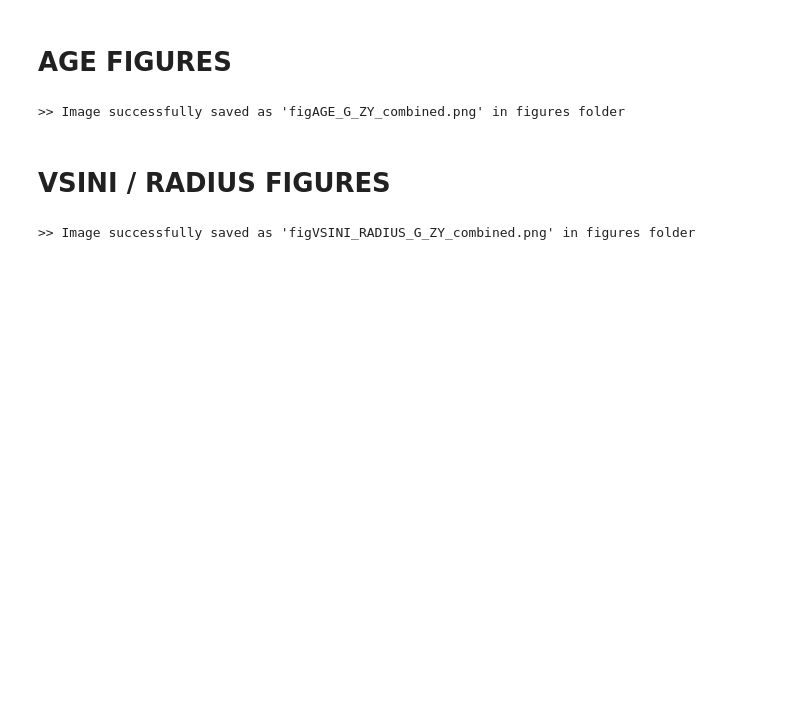
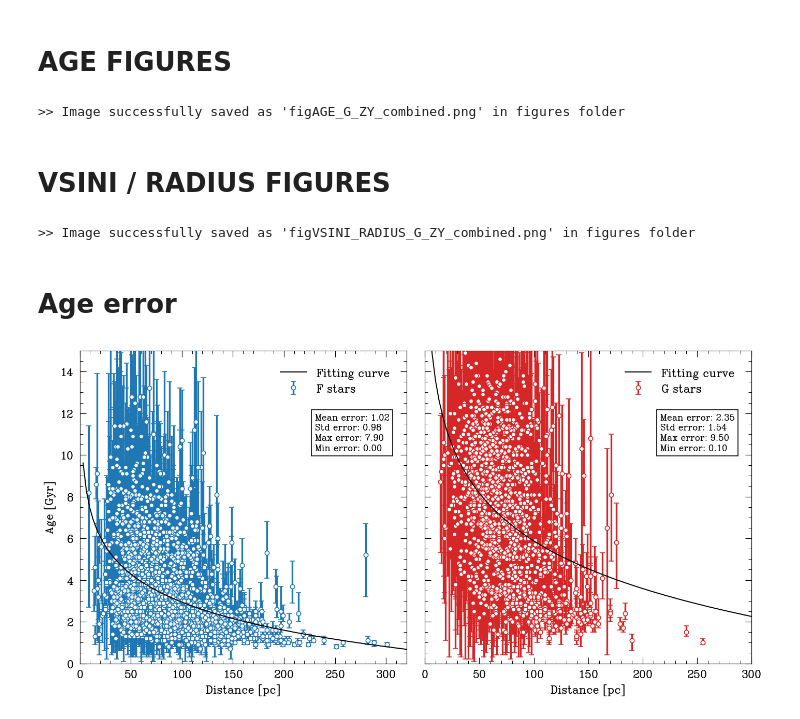
Before and after one commit to SarahBarbosa/ring-like-structure, a Jupyter notebook: main.ipynb, the cells around one changed output. Drawn from its saved outputs; the diff is of its cells as text; code cells hidden in the pictures; blank space fills up the shorter version.

Commit message:
analyse the age error

```diff
--- a/main.ipynb
+++ b/main.ipynb
@@ -605,3 +606,16 @@ data_dict2 = {
 plotfig_combined(data_dict1, data_dict2, UL, PLANE, DATA_SELECTION, figure_number="VSINI_RADIUS", OUTDIR=OUTDIR)
 # %% [output]
 >> Image successfully saved as 'figVSINI_RADIUS_G_ZY_combined.png' in figures folder
+# %% [markdown]
+# Age error
+# %%
+F_new = F[(F["chAge"] != 0) & (F["clAge"] != 0)].reset_index(drop=True)
+G_new = G[(G["chAge"] != 0) & (G["clAge"] != 0)].reset_index(drop=True)
+
+age_f = F_new["Age"]
+lower_limit_f = F_new["Age"] - F_new["clAge"]
+upper_limit_f = F_new["chAge"] - F_new["Age"]
+
+age_g = G_new["Age"]
+lower_limit_g = G_new["Age"] - G_new["clAge"]
+upper_limit_g = G_new["chAge"] - G_new["Age"]
@@ -607,0 +634,52 @@ plotfig_combined(data_dict1, data_dict2, UL, PLANE, DATA_SELECTION, figure_numbe
+# %%
+_, axs = plt.subplots(1, 2, figsize=(12, 6), sharey=True)
+
+# F stars plot error bars with white face and blue edge
+axs[0].errorbar(F_new["Dist"], age_f,
+                yerr=[lower_limit_f, upper_limit_f],
+                fmt='o', markersize=5, markerfacecolor='white', markeredgecolor='tab:blue',
+                ecolor='tab:blue', elinewidth=2, capsize=3, label='F stars')
+axs[0].set_ylabel("Age [Gyr]")
+
+axs[0].set_xlim(0, 320)
+axs[0].set_ylim(0, 15)
+
+axs[0].text(0.72, 0.8, f"Mean error: {mean_error_f:.2f}\nStd error: {std_error_f:.2f} \n"
+            f"Max error: {max_error_f:.2f}\nMin error: {min_error_f:.2f}",
+            transform=axs[0].transAxes, fontsize=12,
+            verticalalignment='top', bbox=dict(facecolor='white', edgecolor='black'))
+
+# G stars plot error bars with white face and red edge
+axs[1].errorbar(G_new["Dist"], age_g,
+                yerr=[lower_limit_g, upper_limit_g],
+                fmt='o', markersize=5, markerfacecolor='white', markeredgecolor='tab:red',
+                ecolor='tab:red', elinewidth=2, capsize=3, label='G stars')
+
+axs[1].text(0.72, 0.8, f"Mean error: {mean_error_g:.2f}\nStd error: {std_error_g:.2f} \n"
+            f"Max error: {max_error_g:.2f}\nMin error: {min_error_g:.2f}",
+            transform=axs[1].transAxes, fontsize=12,
+            verticalalignment='top', bbox=dict(facecolor='white', edgecolor='black'))
+
+axs[1].set_xlim(0, 300)
+
+def fit_func(x, a, b):
+    return a * np.log10(x) + b
+
+params_f, _ = curve_fit(fit_func, F_new["Dist"], F_new["Age"])
+params_g, _ = curve_fit(fit_func, G_new["Dist"], G_new["Age"])
+
+x_fit = np.linspace(0, 320, 100)
+y_fit_f = fit_func(x_fit, *params_f)
+y_fit_g = fit_func(x_fit, *params_g)
+
+axs[0].plot(x_fit, y_fit_f, color='k', label='Fitting curve', zorder=5)
+axs[1].plot(x_fit, y_fit_g, color='k', label='Fitting curve', zorder=5)
+
+
+for a in axs:
+    a.set_xlabel("Distance [pc]")
+    a.legend(loc='upper right')
+
+plt.tight_layout();
+# %% [output]
+[figure, added]
```
Also changed, not shown: parts of 6 cells of this notebook, 3 other files.
